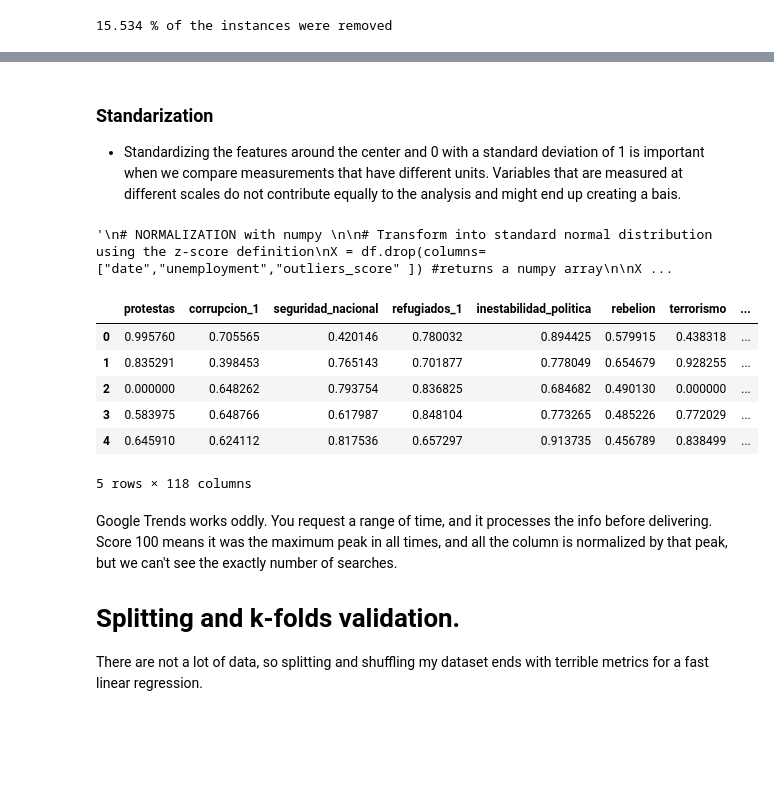
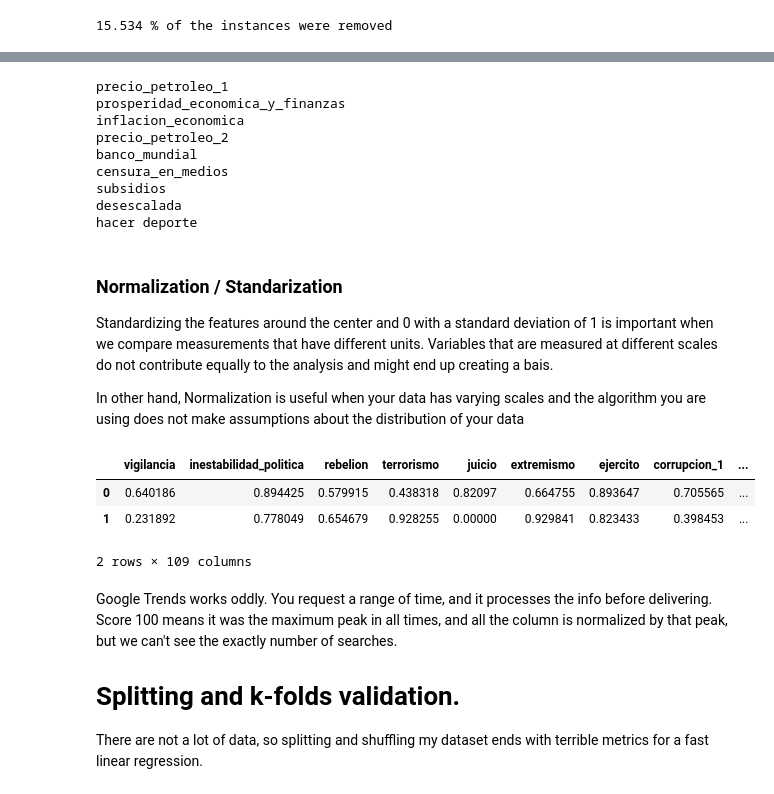
Before and after one commit to albertovpd/automated_ML_regression, a Jupyter notebook: testing.ipynb, the cells around one changed output, grey strips where cells are left out. Saved outputs shown, nothing was run; the diff lists cells and outputs as text; code cells hidden in the pictures; blank space fills up the shorter version.

```diff
--- a/testing.ipynb
+++ b/testing.ipynb
@@ -679,0 +674,14 @@ outliers_graph(pca_data, outlier_method, 150, threshold, plot_min, plot_max)
+# %%
+from sklearn.feature_selection import VarianceThreshold
+def variance_threshold_selector(data, threshold):
+    '''
+    It removes any attribute (column) than vary less than the percentaje of the threshold
+    '''
+    selector = VarianceThreshold(threshold)
+    selector.fit(data)
+    return data[data.columns[selector.get_support(indices=True)]]
+# %%
+low_v = df.drop(columns=["date","unemployment","outliers_score" ])
+# %%
+X_raw= variance_threshold_selector(low_v, 5)
+X_raw.shape
@@ -680,42 +694,43 @@ outliers_graph(pca_data, outlier_method, 150, threshold, plot_min, plot_max)
+# %%
+for c in low_v.columns:
+    if c not in X_raw.columns:
+        print(c)
+# %% [output]
+precio_petroleo_1
+prosperidad_economica_y_finanzas
+inflacion_economica
+precio_petroleo_2
+banco_mundial
+censura_en_medios
+subsidios
+desescalada
+hacer deporte
 # %% [markdown]
-### Standarization
+### Normalization / Standarization
 
-- Standardizing the features around the center and 0 with a standard deviation of 1 is important when we compare measurements that have different units. Variables that are measured at different scales do not contribute equally to the analysis and might end up creating a bais.
+Standardizing the features around the center and 0 with a standard deviation of 1 is important when we compare measurements that have different units. Variables that are measured at different scales do not contribute equally to the analysis and might end up creating a bais.
+
+In other hand, Normalization is useful when your data has varying scales and the algorithm you are using does not make assumptions about the distribution of your data
-# %%
-'''
-# NORMALIZATION with numpy
-
-# Transform into standard normal distribution using the z-score definition
-X = df.drop(columns=["date","unemployment","outliers_score" ]) #returns a numpy array
-
-X = X.apply(lambda x: (x - np.mean(x)) / (np.max(x) - np.min(x)))
-target=df["unemployment"]
-X.head()'''
-# %% [output]
-'\n# NORMALIZATION with numpy \n\n# Transform into standard normal distribution using the z-score definition\nX = df.drop(columns=["date","unemployment","outliers_score" ]) #returns a numpy array\n\nX ...
 # %%
 # Normalizacion with sklearn
 # remove dates and target
-X_raw = df.drop(columns=["date","unemployment","outliers_score" ]) #returns a numpy array
+#X_raw = df.drop(columns=["date","unemployment","outliers_score" ]) #returns a numpy array
 
 normalizer = preprocessing.MinMaxScaler()
 X = pd.DataFrame(normalizer.fit_transform(X_raw))
 
 #standardizer = preprocessing.StandardScaler()
 #X = pd.DataFrame(standardizer.fit_transform(X_raw))
 
 X.columns= X_raw.columns
 X.shape
 target=df["unemployment"]
-X.head()
+X.head(2)
 # %% [output]
-|  | protestas | corrupcion_1 | seguridad_nacional | refugiados_1 | inestabilidad_politica | rebelion | terrorismo | ... |
-| 0 | 0.995760 | 0.705565 | 0.420146 | 0.780032 | 0.894425 | 0.579915 | 0.438318 | ... |
-| 1 | 0.835291 | 0.398453 | 0.765143 | 0.701877 | 0.778049 | 0.654679 | 0.928255 | ... |
-| 2 | 0.000000 | 0.648262 | 0.793754 | 0.836825 | 0.684682 | 0.490130 | 0.000000 | ... |
-| 3 | 0.583975 | 0.648766 | 0.617987 | 0.848104 | 0.773265 | 0.485226 | 0.772029 | ... |
-| 4 | 0.645910 | 0.624112 | 0.817536 | 0.657297 | 0.913735 | 0.456789 | 0.838499 | ... |
+|  | vigilancia | inestabilidad_politica | rebelion | terrorismo | juicio | extremismo | ejercito | corrupcion_1 | ... |
+| 0 | 0.640186 | 0.894425 | 0.579915 | 0.438318 | 0.82097 | 0.664755 | 0.893647 | 0.705565 | ... |
+| 1 | 0.231892 | 0.778049 | 0.654679 | 0.928255 | 0.00000 | 0.929841 | 0.823433 | 0.398453 | ... |
-5 rows × 118 columns
+2 rows × 109 columns
 # %% [markdown]
 Google Trends works oddly. You request a range of time, and it processes the info before delivering. Score 100 means it was the maximum peak in all times, and all the column is normalized by that peak, but we can't see the exactly number of searches.
 
```
Also changed, not shown: parts of 27 cells of this notebook.
